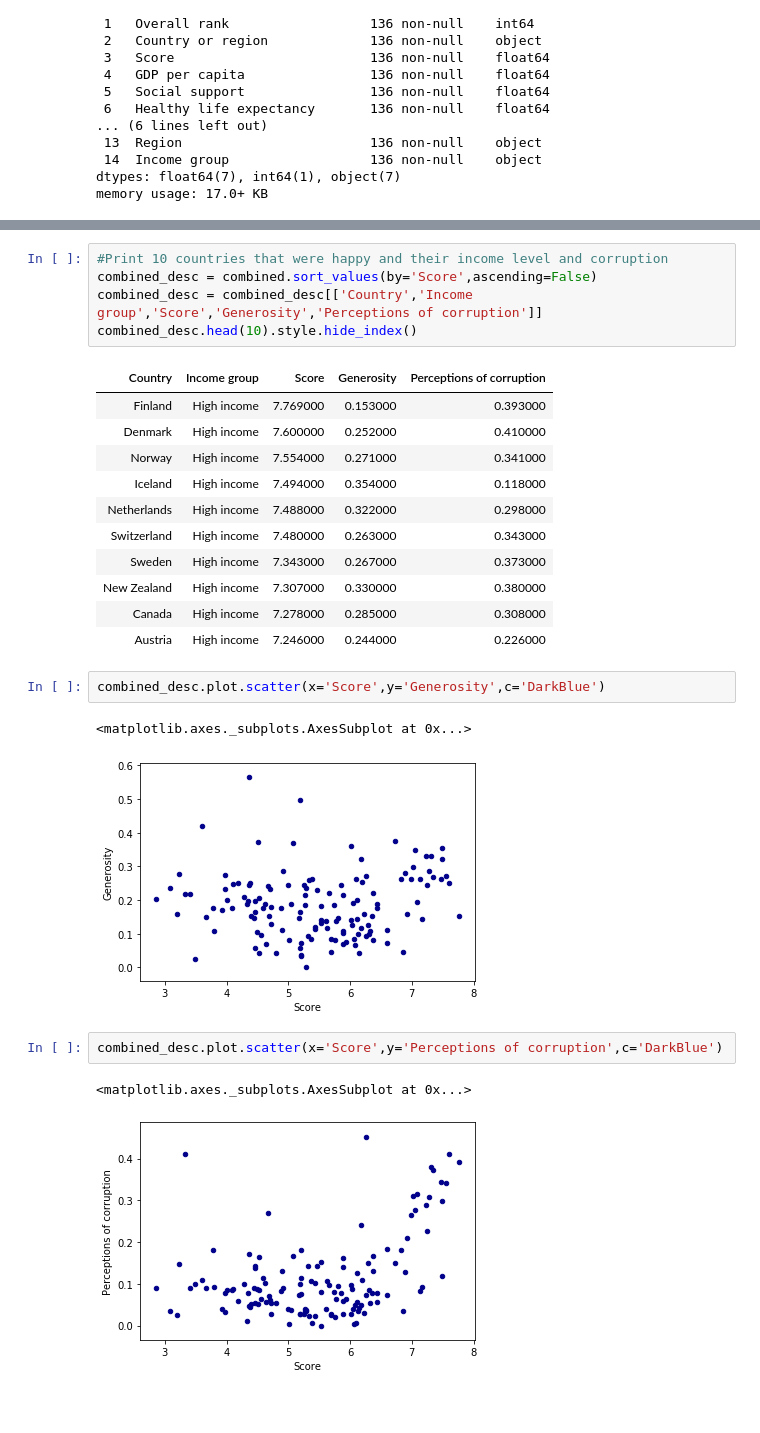
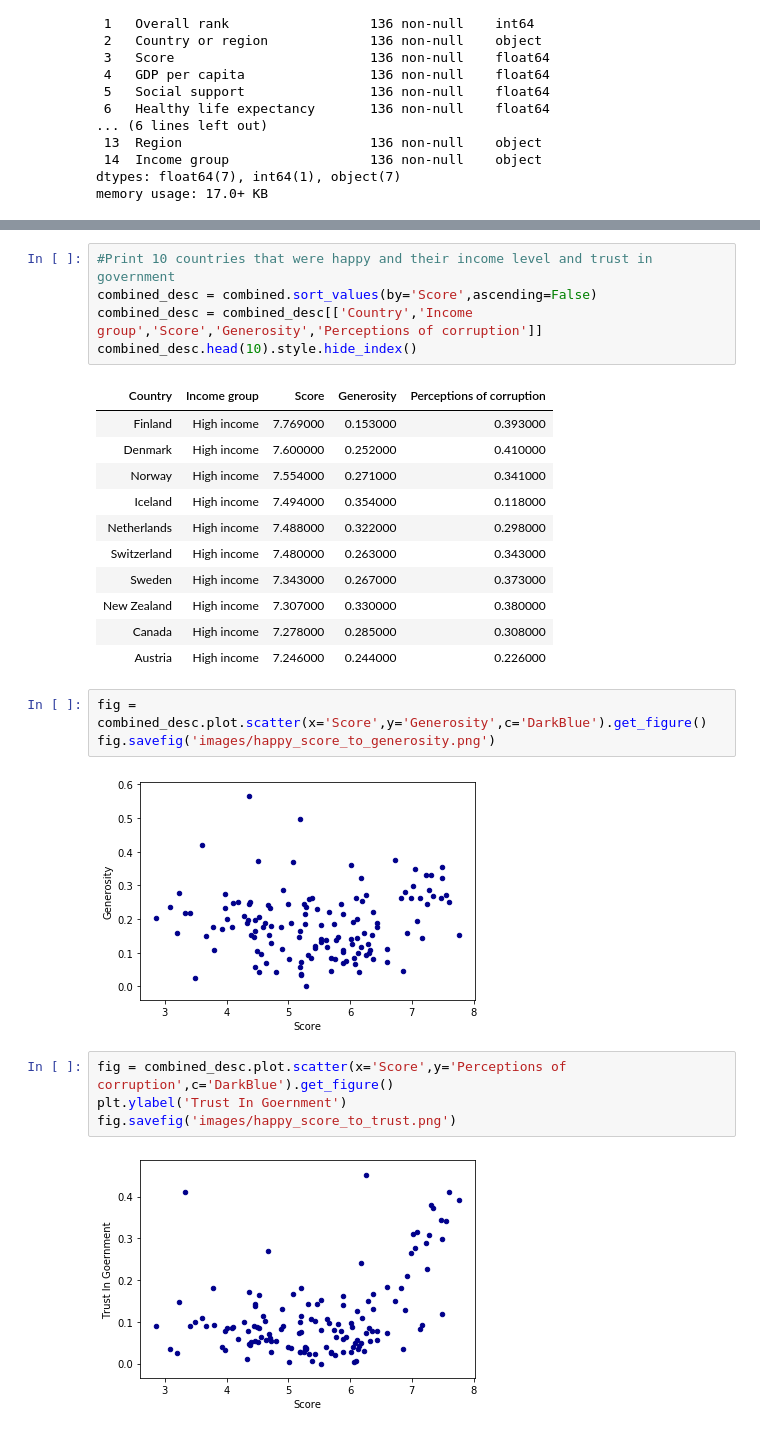
Before and after one commit to kdevanath/ETL-Happiness-Report, a Jupyter notebook: ETL_Project.ipynb, the cells around one changed output, grey strips where cells are left out. Saved outputs shown, nothing was run; the diff lists cells and outputs as text; blank space fills up the shorter version.

Commit message:
Cleanup graphs

```diff
--- a/ETL_Project.ipynb
+++ b/ETL_Project.ipynb
@@ -145,7 +146,7 @@ combined_asc.head(10).style.hide_index()
 | Zimbabwe | Lower middle income | 3.663000 | 0.151000 | 0.089000 |
 | Burundi | Low income | 3.775000 | 0.176000 | 0.180000 |
 # %%
-#Print 10 countries that were happy and their income level and corruption
+#Print 10 countries that were happy and their income level and trust in government
 combined_desc = combined.sort_values(by='Score',ascending=False)
 combined_desc = combined_desc[['Country','Income group','Score','Generosity','Perceptions of corruption']]
 combined_desc.head(10).style.hide_index()
@@ -162,12 +163,13 @@ combined_desc.head(10).style.hide_index()
 | Canada | High income | 7.278000 | 0.285000 | 0.308000 |
 | Austria | High income | 7.246000 | 0.244000 | 0.226000 |
 # %%
-combined_desc.plot.scatter(x='Score',y='Generosity',c='DarkBlue')
+fig = combined_desc.plot.scatter(x='Score',y='Generosity',c='DarkBlue').get_figure()
+fig.savefig('images/happy_score_to_generosity.png')
 # %% [output]
-<matplotlib.axes._subplots.AxesSubplot at 0x...>
 [figure]
 # %%
-combined_desc.plot.scatter(x='Score',y='Perceptions of corruption',c='DarkBlue')
+fig = combined_desc.plot.scatter(x='Score',y='Perceptions of corruption',c='DarkBlue').get_figure()
+plt.ylabel('Trust In Goernment')
+fig.savefig('images/happy_score_to_trust.png')
 # %% [output]
-<matplotlib.axes._subplots.AxesSubplot at 0x...>
-[figure, old version]
+[figure, new version]
```
Also changed, not shown: parts of 9 cells of this notebook, 5 other files.
